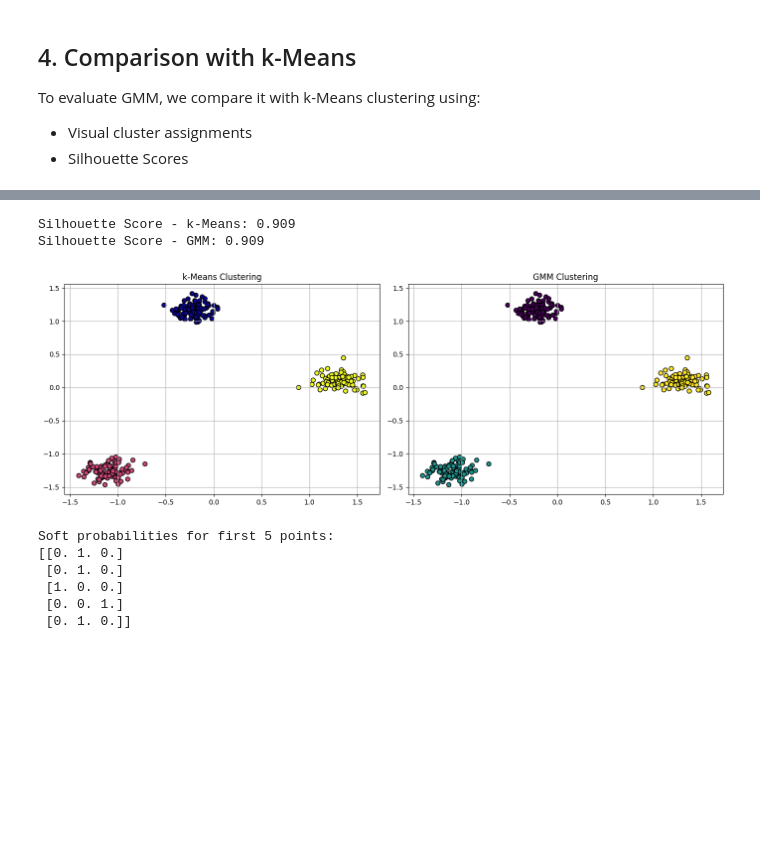
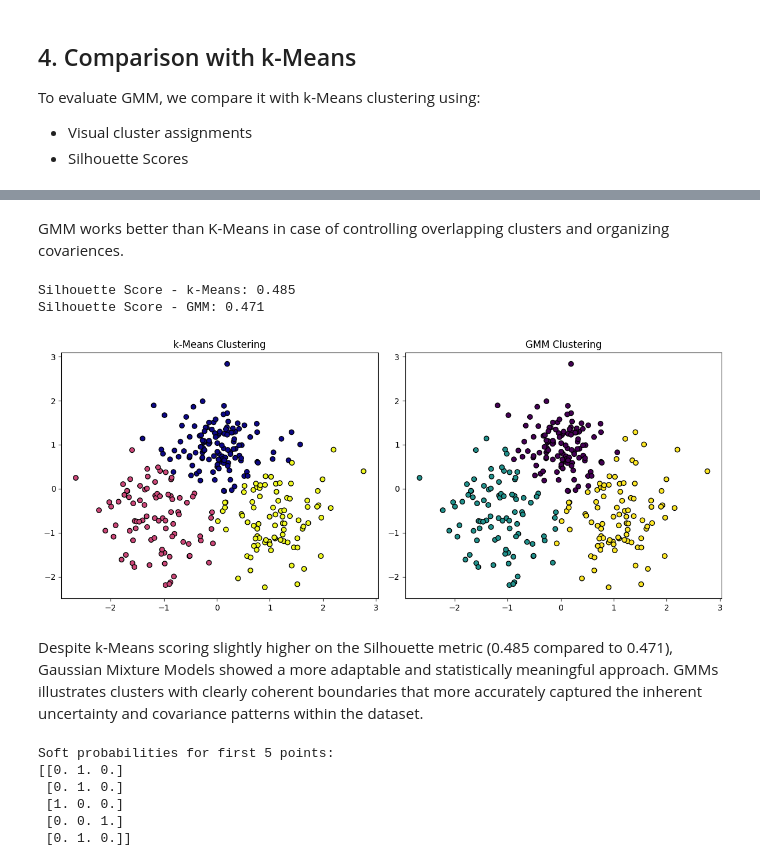
Before and after one commit to malam2025/BINF5507-Mohammad-Capstone-project, a Jupyter notebook: GMM-Capstone-project.ipynb, the cells around one changed output, grey strips where cells are left out. Cells and saved outputs as stored; diff of their text form; code cells hidden in the pictures; blank space fills up the shorter version.

```diff
--- a/GMM-Capstone-project.ipynb
+++ b/GMM-Capstone-project.ipynb
@@ -54,36 +86,39 @@ To evaluate GMM, we compare it with k-Means clustering using:
+# %% [markdown]
+GMM works better than K-Means in case of controlling overlapping clusters and organizing covariences.
 # %%
+from sklearn.mixture import GaussianMixture
 from sklearn.cluster import KMeans
 from sklearn.metrics import silhouette_score
+import matplotlib.pyplot as plt
 
 # Fit k-Means
 kmeans = KMeans(n_clusters=3, random_state=42)
 kmeans_labels = kmeans.fit_predict(X_scaled)
 
-# Silhouette Scores
-kmeans_sil = silhouette_score(X_scaled, kmeans_labels)
-gmm_sil = silhouette_score(X_scaled, labels)
+# Fit GMM
+gmm = GaussianMixture(n_components=3, covariance_type='full', random_state=42)
+gmm_labels = gmm.fit_predict(X_scaled)
 
-print(f"Silhouette Score - k-Means: {kmeans_sil:.3f}")
-print(f"Silhouette Score - GMM: {gmm_sil:.3f}")
+# Silhouette Score Comparison
+print(f"Silhouette Score - k-Means: {silhouette_score(X_scaled, kmeans_labels):.3f}")
+print(f"Silhouette Score - GMM: {silhouette_score(X_scaled, gmm_labels):.3f}")
+
+# Visual Comparison
+fig, axs = plt.subplots(1, 2, figsize=(12, 5))
+axs[0].scatter(X_scaled[:, 0], X_scaled[:, 1], c=kmeans_labels, cmap='plasma', edgecolor='k')
+axs[0].set_title("k-Means Clustering")
+
+axs[1].scatter(X_scaled[:, 0], X_scaled[:, 1], c=gmm_labels, cmap='viridis', edgecolor='k')
+axs[1].set_title("GMM Clustering")
+
+plt.tight_layout()
+plt.show()
 # %% [output]
-Silhouette Score - k-Means: 0.909
-Silhouette Score - GMM: 0.909
+Silhouette Score - k-Means: 0.485
+Silhouette Score - GMM: 0.471
+[figure, added]
-# %%
-# Side-by-side plots
-fig, axs = plt.subplots(1, 2, figsize=(14, 5))
-
-axs[0].scatter(X_scaled[:, 0], X_scaled[:, 1], c=kmeans_labels, cmap='plasma', edgecolor='k', s=40)
-axs[0].set_title("k-Means Clustering")
-axs[0].grid(True)
-
-axs[1].scatter(X_scaled[:, 0], X_scaled[:, 1], c=labels, cmap='viridis', edgecolor='k', s=40)
-axs[1].set_title("GMM Clustering")
-axs[1].grid(True)
-
-plt.tight_layout()
-plt.show()
-# %% [output]
-[figure, removed]
+# %% [markdown]
+Despite k-Means scoring slightly higher on the Silhouette metric (0.485 compared to 0.471), Gaussian Mixture Models showed a more adaptable and statistically meaningful approach. GMMs illustrates clusters with clearly coherent boundaries that more accurately captured the inherent uncertainty and covariance patterns within the dataset.
 # %%
 # Unique feature-1: Soft Clustering (Probabilistic)
 
```
Also changed, not shown: parts of 7 cells of this notebook.
